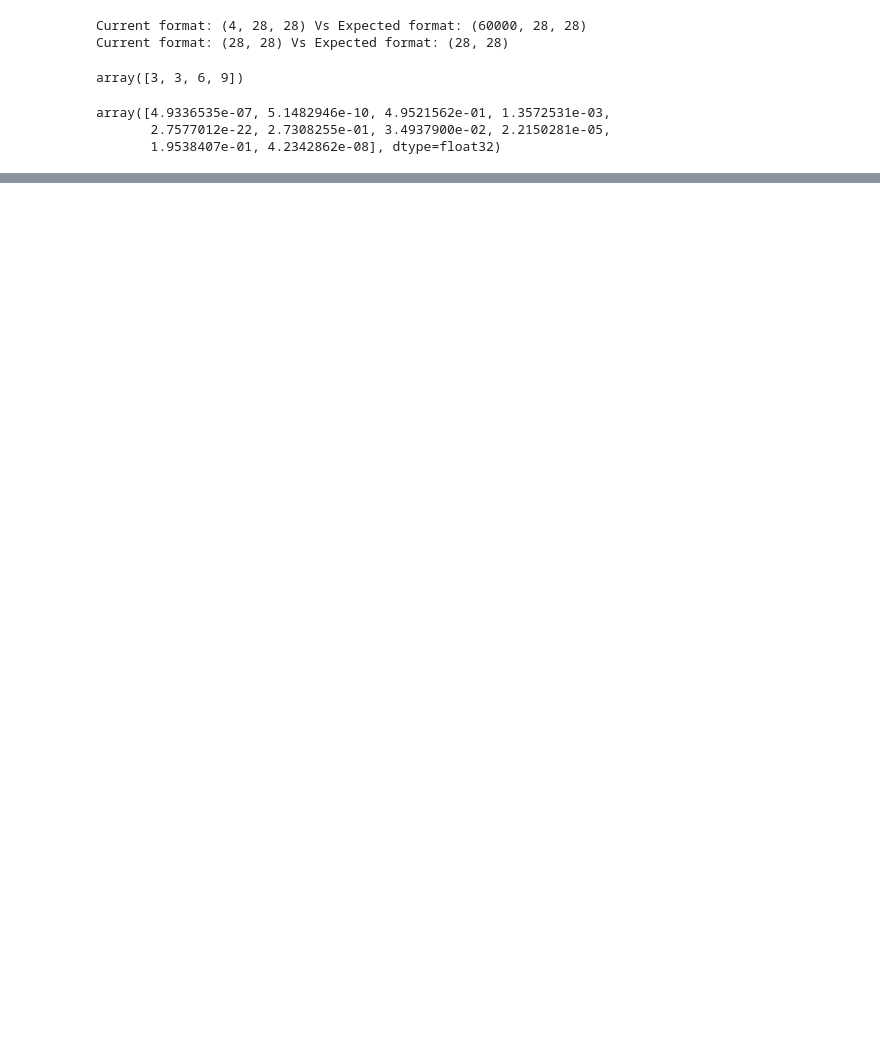
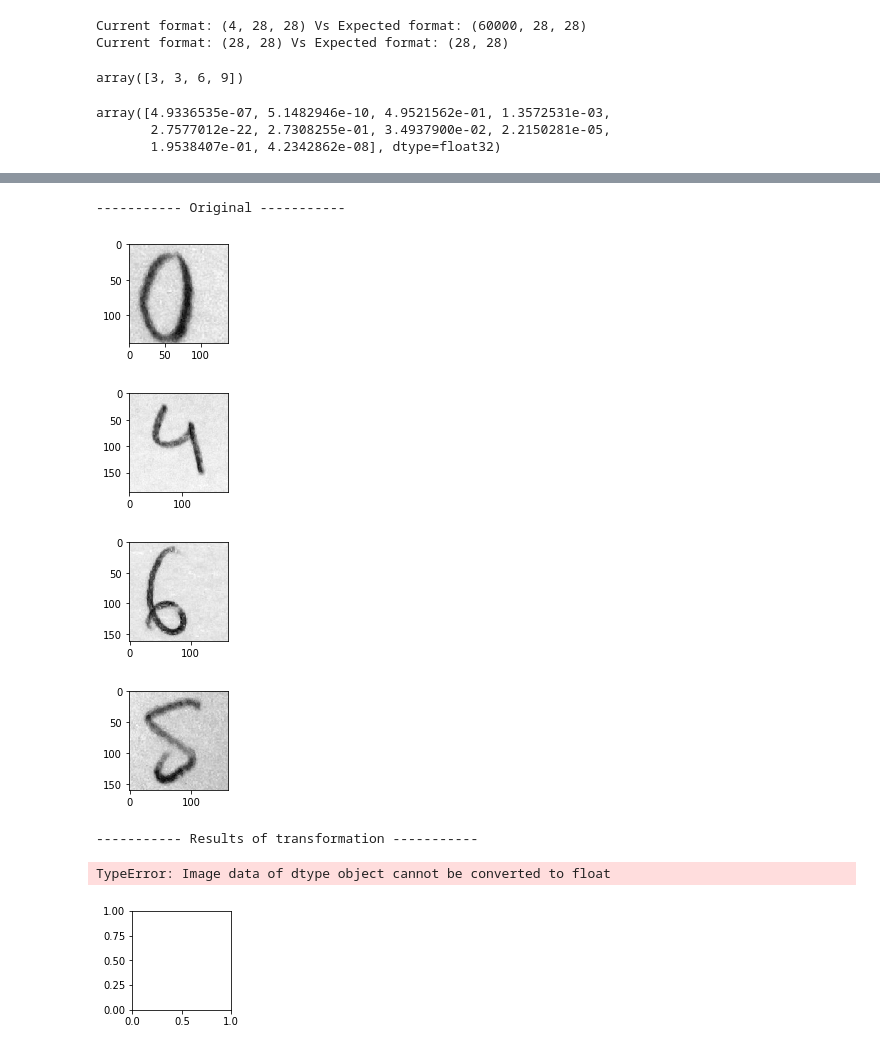
Before and after one commit to PastelBelem8/handwritten-recognition-and-detection, a Jupyter notebook: image-classification/keras/img_preprocessing.ipynb, the cells around one changed output, grey strips where cells are left out. Drawn from its saved outputs; the diff is of its cells as text; code cells hidden in the pictures; blank space fills up the shorter version.

```diff
--- a/image-classification/keras/img_preprocessing.ipynb
+++ b/image-classification/keras/img_preprocessing.ipynb
@@ -137,0 +130,5 @@ generate_imgs(*X_resized)
+# %%
+def denoise_bw(imgs, threshold=140):
+    # https://docs.opencv.org/master/d7/d4d/tutorial_py_thresholding.html
+    # We are using Otsu's Binarization
+    return np.array([cv2.threshold(img, threshold, 255, cv2.THRESH_BINARY | cv2.THRESH_OTSU)[1] for img in imgs])
@@ -137,0 +179,12 @@ generate_imgs(*X_resized)
+# %%
+def apply_transformations(imgs, transformations):
+    transformed_imgs = imgs
+    print("----------- Original -----------")
+    generate_imgs(*imgs)
+
+    for transformation in transformations:
+        transformed_imgs = transformation(transformed_imgs)
+        print("----------- Results of transformation -----------")
+        generate_imgs(*transformed_imgs)
+
+    return transformed_imgs
@@ -168,0 +238,11 @@ array([4.9336535e-07, 5.1482946e-10, 4.9521562e-01, 1.3572531e-03,
+# %%
+X_bw = apply_transformations(X, [denoise_bw])
+# %% [output]
+----------- Original -----------
+[figure, added]
+[figure, added]
+[figure, added]
+[figure, added]
+----------- Results of transformation -----------
+TypeError: Image data of dtype object cannot be converted to float
+[figure, added]
```
Also changed, not shown: parts of 5 cells of this notebook.
